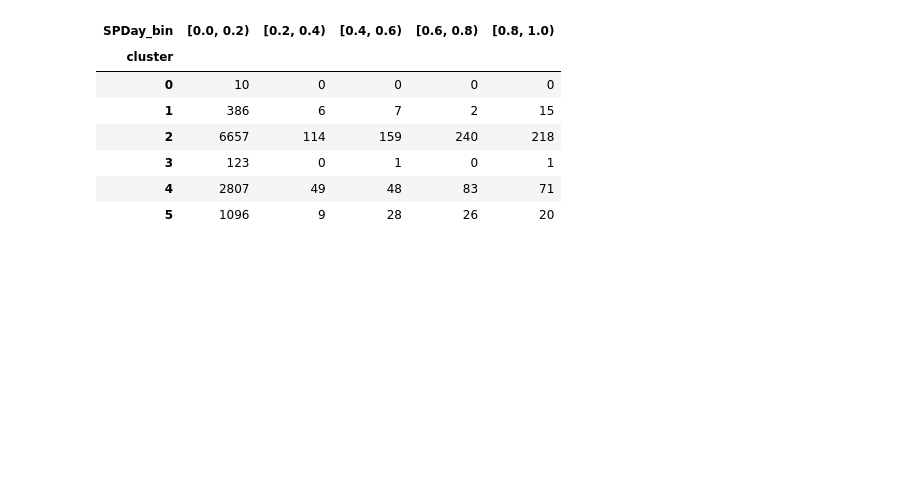
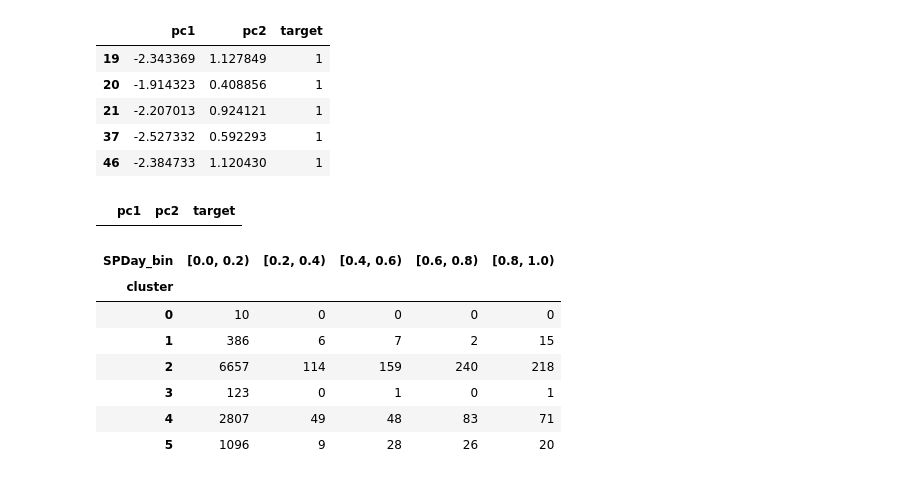
Before and after one commit to tsuchida5030/techgym_ai, a Jupyter notebook: Chapter_1/AI_running_1.ipynb, the cells around one changed output. Saved outputs shown, nothing was run; the diff lists cells and outputs as text; code cells hidden in the pictures; blank space fills up the shorter version.

```diff
--- a/Chapter_1/AI_running_1.ipynb
+++ b/Chapter_1/AI_running_1.ipynb
@@ -65,3 +68,16 @@ display(df_SPDay.groupby(['cluster','Region_bin']).size().unstack())
+# %%
+display(pca_Versicolour.head())
+# %% [output]
+|  | pc1 | pc2 | target |
+| 19 | -2.343369 | 1.127849 | 1 |
+| 20 | -1.914323 | 0.408856 | 1 |
+| 21 | -2.207013 | 0.924121 | 1 |
+| 37 | -2.527332 | 0.592293 | 1 |
+| 46 | -2.384733 | 1.120430 | 1 |
+# %%
+display(pca_Virginica.head())
+# %% [output]
+|  | pc1 | pc2 | target |
 # %%
 display(df_SPDay.groupby(['cluster','SPDay_bin']).size().unstack())
 # %% [output]
```
Also changed, not shown: parts of 2 cells of this notebook, 4 other files.
